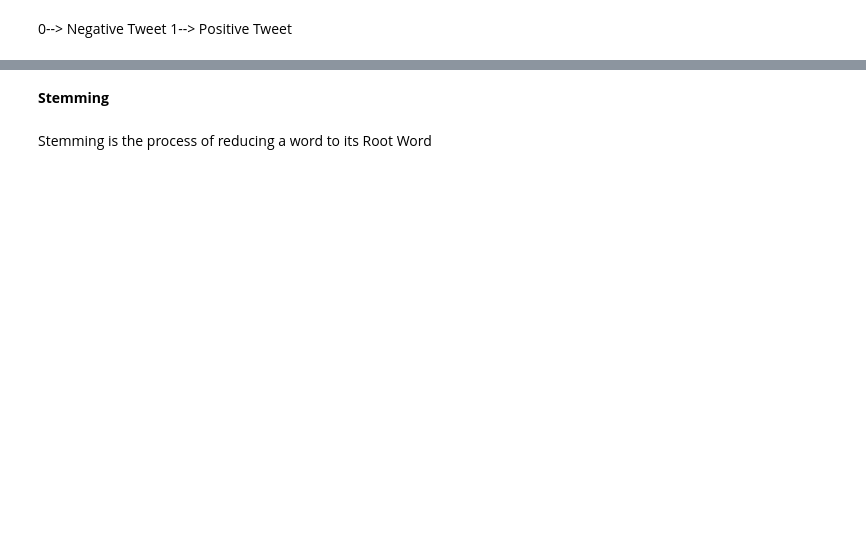
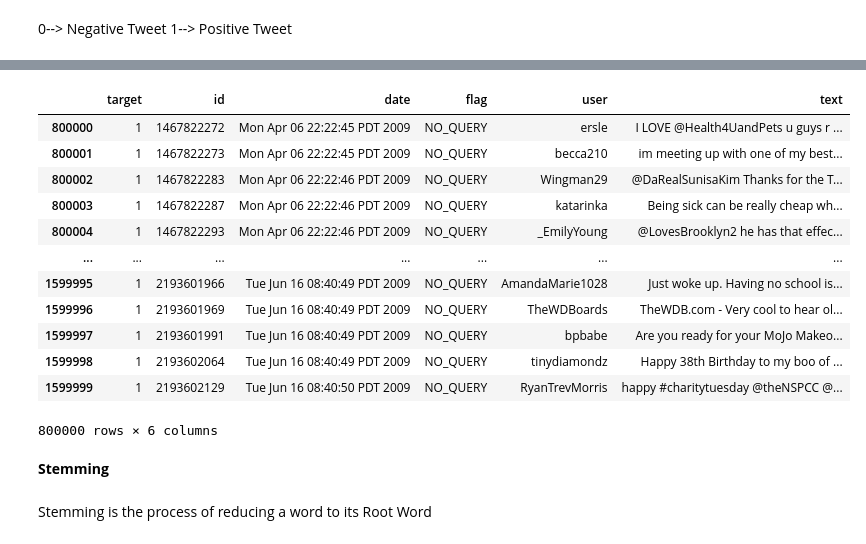
Before and after one commit to ayush-p2000/Twitter_sentiment, a Jupyter notebook: Sentiment_Analaysis_Twitter_Data.ipynb, the cells around one changed output, grey strips where cells are left out. Saved outputs shown, nothing was run; the diff lists cells and outputs as text; code cells hidden in the pictures; blank space fills up the shorter version.

```diff
--- a/Sentiment_Analaysis_Twitter_Data.ipynb
+++ b/Sentiment_Analaysis_Twitter_Data.ipynb
@@ -152,3 +176,19 @@ Name: count, dtype: int64
+# %%
+data_1
+# %% [output]
+|  | target | id | date | flag | user | text |
+| 800000 | 1 | 1467822272 | Mon Apr 06 22:22:45 PDT 2009 | NO_QUERY | ersle | I LOVE @Health4UandPets u guys r ... |
+| 800001 | 1 | 1467822273 | Mon Apr 06 22:22:45 PDT 2009 | NO_QUERY | becca210 | im meeting up with one of my best... |
+| 800002 | 1 | 1467822283 | Mon Apr 06 22:22:46 PDT 2009 | NO_QUERY | Wingman29 | @DaRealSunisaKim Thanks for the T... |
+| 800003 | 1 | 1467822287 | Mon Apr 06 22:22:46 PDT 2009 | NO_QUERY | katarinka | Being sick can be really cheap wh... |
+| 800004 | 1 | 1467822293 | Mon Apr 06 22:22:46 PDT 2009 | NO_QUERY | _EmilyYoung | @LovesBrooklyn2 he has that effec... |
+| ... | ... | ... | ... | ... | ... | ... |
+| 1599995 | 1 | 2193601966 | Tue Jun 16 08:40:49 PDT 2009 | NO_QUERY | AmandaMarie1028 | Just woke up. Having no school is... |
+| 1599996 | 1 | 2193601969 | Tue Jun 16 08:40:49 PDT 2009 | NO_QUERY | TheWDBoards | TheWDB.com - Very cool to hear ol... |
+| 1599997 | 1 | 2193601991 | Tue Jun 16 08:40:49 PDT 2009 | NO_QUERY | bpbabe | Are you ready for your MoJo Makeo... |
+| 1599998 | 1 | 2193602064 | Tue Jun 16 08:40:49 PDT 2009 | NO_QUERY | tinydiamondz | Happy 38th Birthday to my boo of ... |
+| 1599999 | 1 | 2193602129 | Tue Jun 16 08:40:50 PDT 2009 | NO_QUERY | RyanTrevMorris | happy #charitytuesday @theNSPCC @... |
+800000 rows × 6 columns
 # %% [markdown]
 **Stemming**
 # %% [markdown]
```
Also changed, not shown: parts of 38 cells of this notebook.
